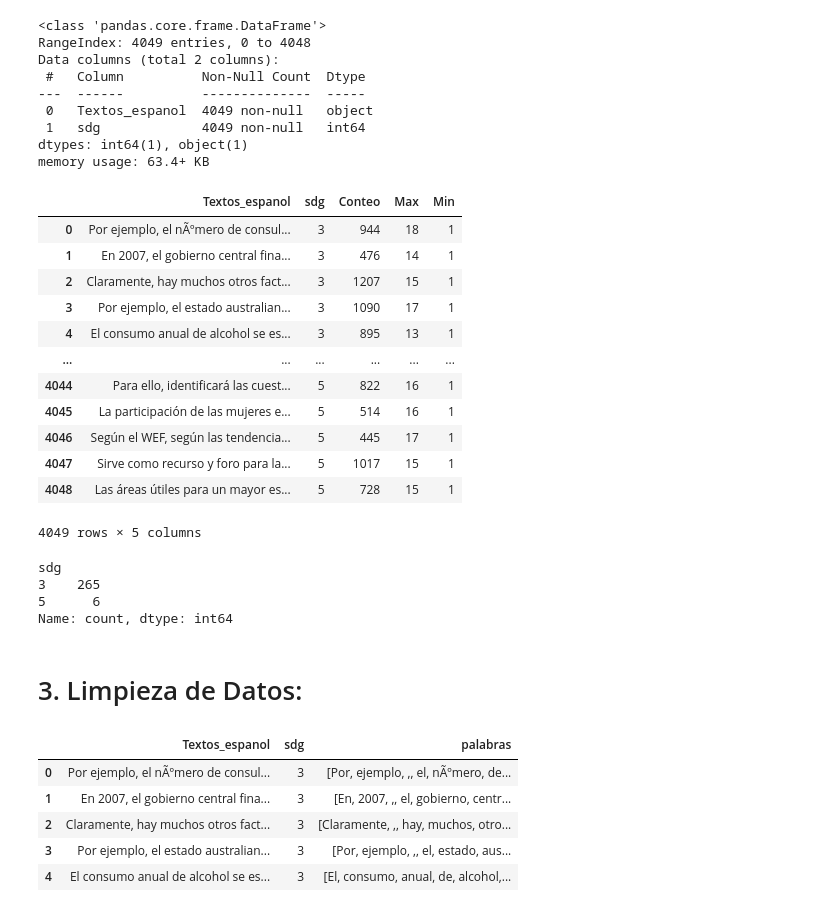
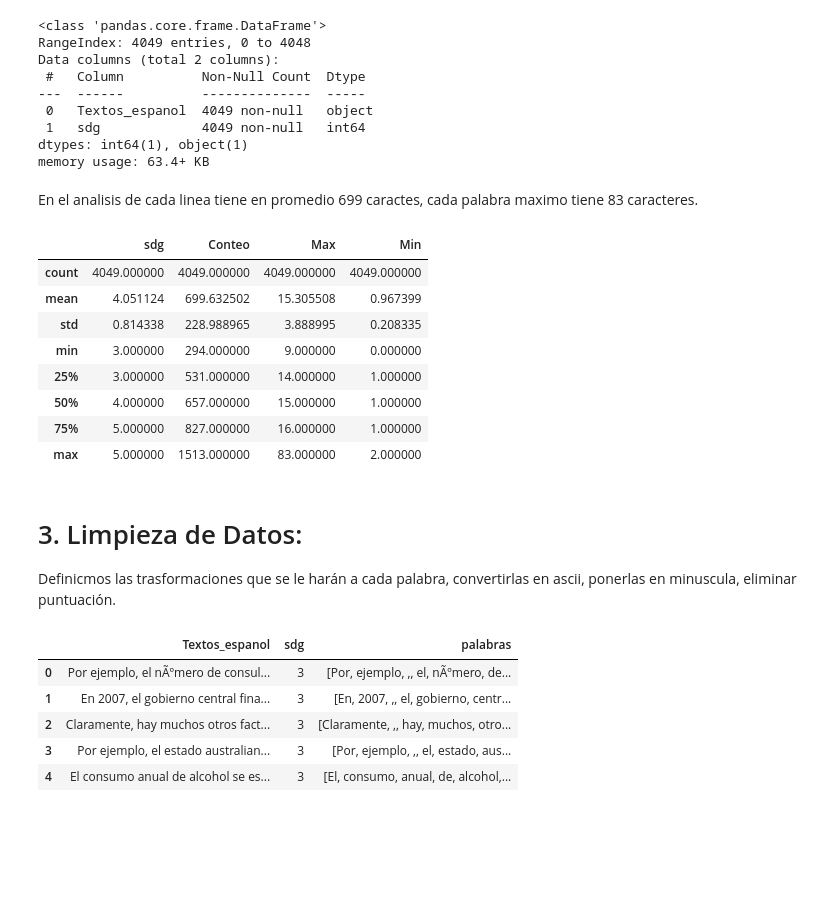
Before and after one commit to BI-202420-patacon/Proyecto-1, a Jupyter notebook: Entrega1.ipynb, the cells around one changed output. Cells and saved outputs as stored; diff of their text form; code cells hidden in the pictures; blank space fills up the shorter version.

```diff
--- a/Entrega1.ipynb
+++ b/Entrega1.ipynb
@@ -87,41 +90,28 @@ Data columns (total 2 columns):
  1   sdg             4049 non-null   int64
 dtypes: int64(1), object(1)
 memory usage: 63.4+ KB
+# %% [markdown]
+En el analisis de cada linea tiene en promedio 699 caractes, cada palabra maximo tiene 83 caracteres.
 # %%
 entrevistadosCopy = entrevistasODS.copy()
 entrevistadosCopy['Conteo'] = [len(x) for x in entrevistadosCopy['Textos_espanol']]
-#entrevistadosCopy['Moda'] =
 entrevistadosCopy['Max'] = [[max([len(x) for x in i.split(' ')])][0] for i in entrevistadosCopy['Textos_espanol']]
 entrevistadosCopy['Min'] = [[min([len(x) for x in i.split(' ')])][0] for i in entrevistadosCopy['Textos_espanol']]
+entrevistadosCopy.describe()
+# %% [output]
+|  | sdg | Conteo | Max | Min |
+| count | 4049.000000 | 4049.000000 | 4049.000000 | 4049.000000 |
+| mean | 4.051124 | 699.632502 | 15.305508 | 0.967399 |
+| std | 0.814338 | 228.988965 | 3.888995 | 0.208335 |
+| min | 3.000000 | 294.000000 | 9.000000 | 0.000000 |
+| 25% | 3.000000 | 531.000000 | 14.000000 | 1.000000 |
+| 50% | 4.000000 | 657.000000 | 15.000000 | 1.000000 |
+| 75% | 5.000000 | 827.000000 | 16.000000 | 1.000000 |
+| max | 5.000000 | 1513.000000 | 83.000000 | 2.000000 |
-# %%
-entrevistadosCopy
-# %% [output]
-|  | Textos_espanol | sdg | Conteo | Max | Min |
-| 0 | Por ejemplo, el nÃºmero de consul... | 3 | 944 | 18 | 1 |
-| 1 | En 2007, el gobierno central fina... | 3 | 476 | 14 | 1 |
-| 2 | Claramente, hay muchos otros fact... | 3 | 1207 | 15 | 1 |
-| 3 | Por ejemplo, el estado australian... | 3 | 1090 | 17 | 1 |
-| 4 | El consumo anual de alcohol se es... | 3 | 895 | 13 | 1 |
-| ... | ... | ... | ... | ... | ... |
-| 4044 | Para ello, identificará las cuest... | 5 | 822 | 16 | 1 |
-| 4045 | La participación de las mujeres e... | 5 | 514 | 16 | 1 |
-| 4046 | Según el WEF, según las tendencia... | 5 | 445 | 17 | 1 |
-| 4047 | Sirve como recurso y foro para la... | 5 | 1017 | 15 | 1 |
-| 4048 | Las áreas útiles para un mayor es... | 5 | 728 | 15 | 1 |
-4049 rows × 5 columns
-# %%
-# Filtrar las filas que contienen la palabra "enfermedad" en la columna 'Textos_espanol'
-filtered_data = entrevistadosCopy[entrevistadosCopy["Textos_espanol"].str.contains("enfermedad", case=False, na=False)]
-
-# Mostrar el resultado filtrado
-filtered_data["sdg"].value_counts()
-# %% [output]
-sdg
-3    265
-5      6
-Name: count, dtype: int64
-# %% [markdown]
-# 3. Limpieza de Datos:
+# %% [markdown]
+# 3. Limpieza de Datos:
+
+Definicmos las trasformaciones que se le harán a cada palabra, convertirlas en ascii, ponerlas en minuscula, eliminar puntuación.
 # %%
 def remove_non_ascii(words):
     """Remove non-ASCII characters from list of tokenized words"""
```
Also changed, not shown: parts of 10 cells of this notebook, 2 other files.
